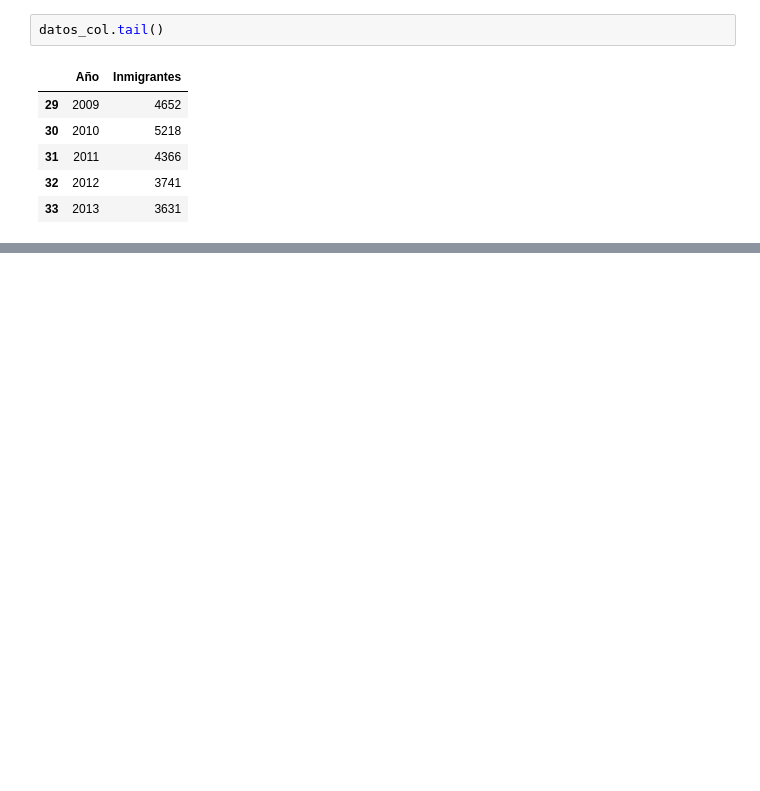
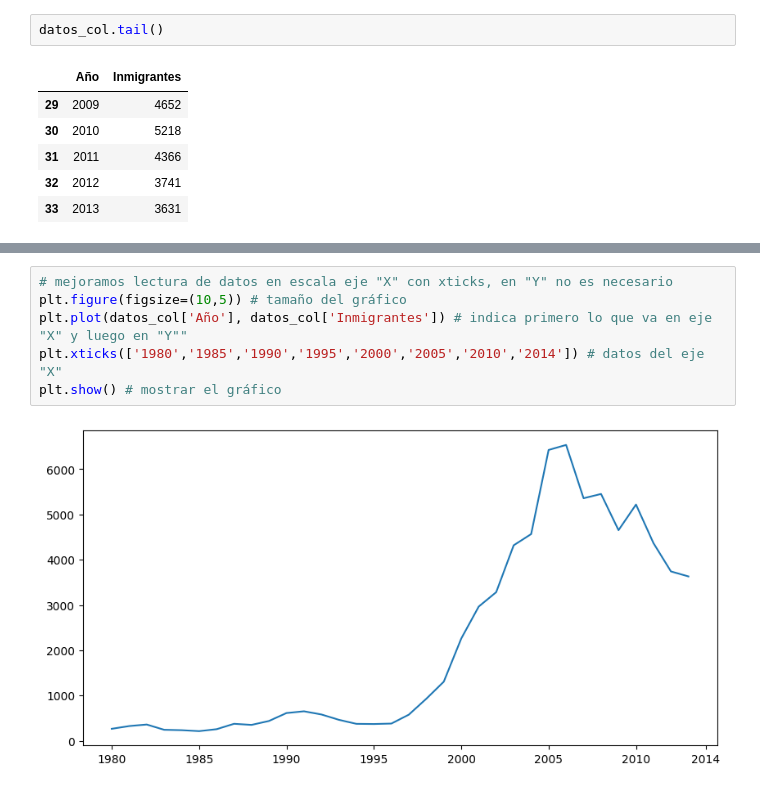
Before and after one commit to Maucho6340/pandas, a Jupyter notebook: visualizacion_de_datos.ipynb, the cells around one changed output, grey strips where cells are left out. Drawn from its saved outputs; the diff is of its cells as text; blank space fills up the shorter version.

```diff
--- a/visualizacion_de_datos.ipynb
+++ b/visualizacion_de_datos.ipynb
@@ -125,0 +155,8 @@ datos_col.tail()
+# %%
+# mejoramos lectura de datos en escala eje "X" con xticks, en "Y" no es necesario
+plt.figure(figsize=(10,5)) # tamaño del gráfico
+plt.plot(datos_col['Año'], datos_col['Inmigrantes']) # indica primero lo que va en eje "X" y luego en "Y""
+plt.xticks(['1980','1985','1990','1995','2000','2005','2010','2014']) # datos del eje "X"
+plt.show() # mostrar el gráfico
+# %% [output]
+[figure, added]
```
Also changed, not shown: parts of 24 cells of this notebook.
